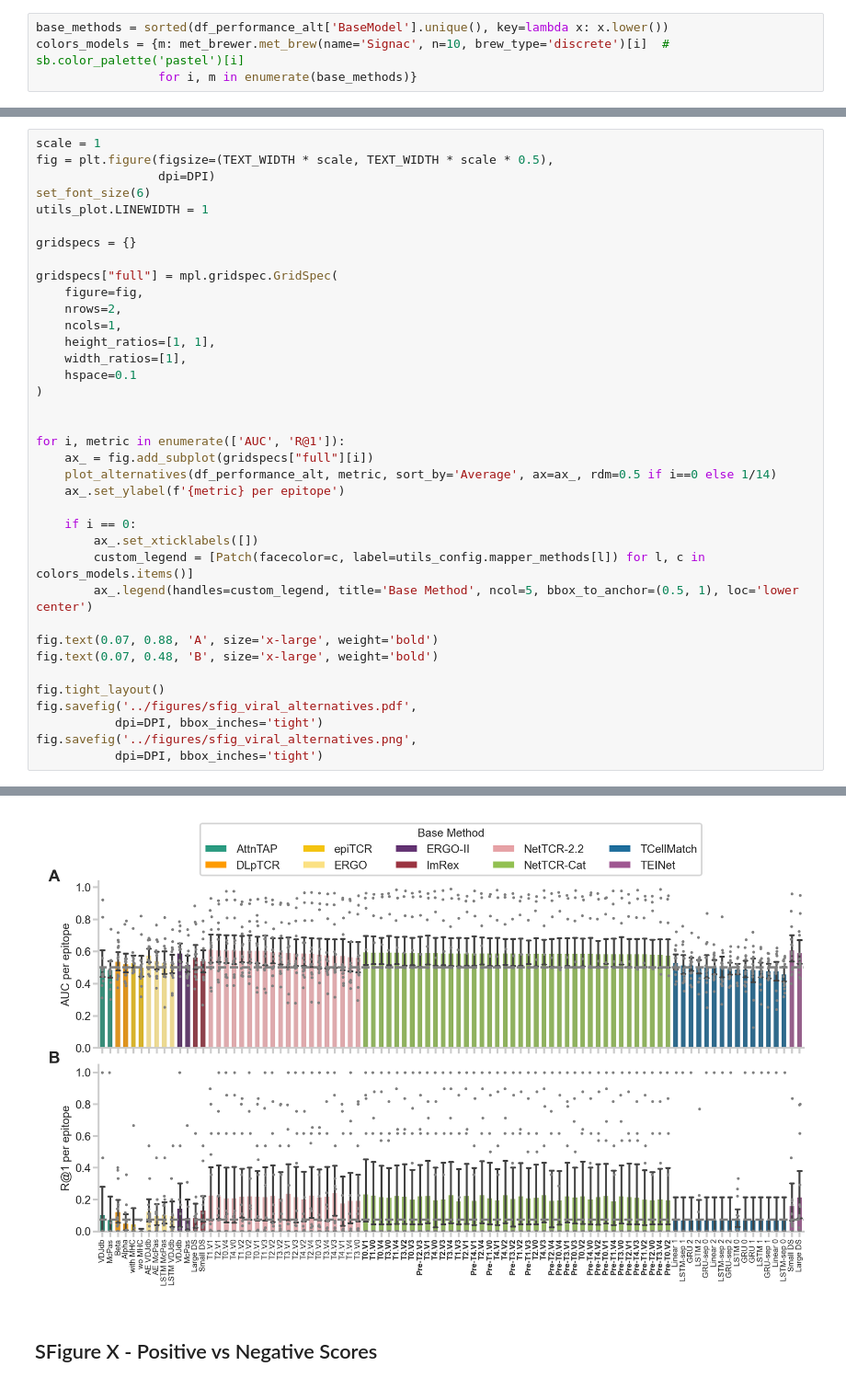
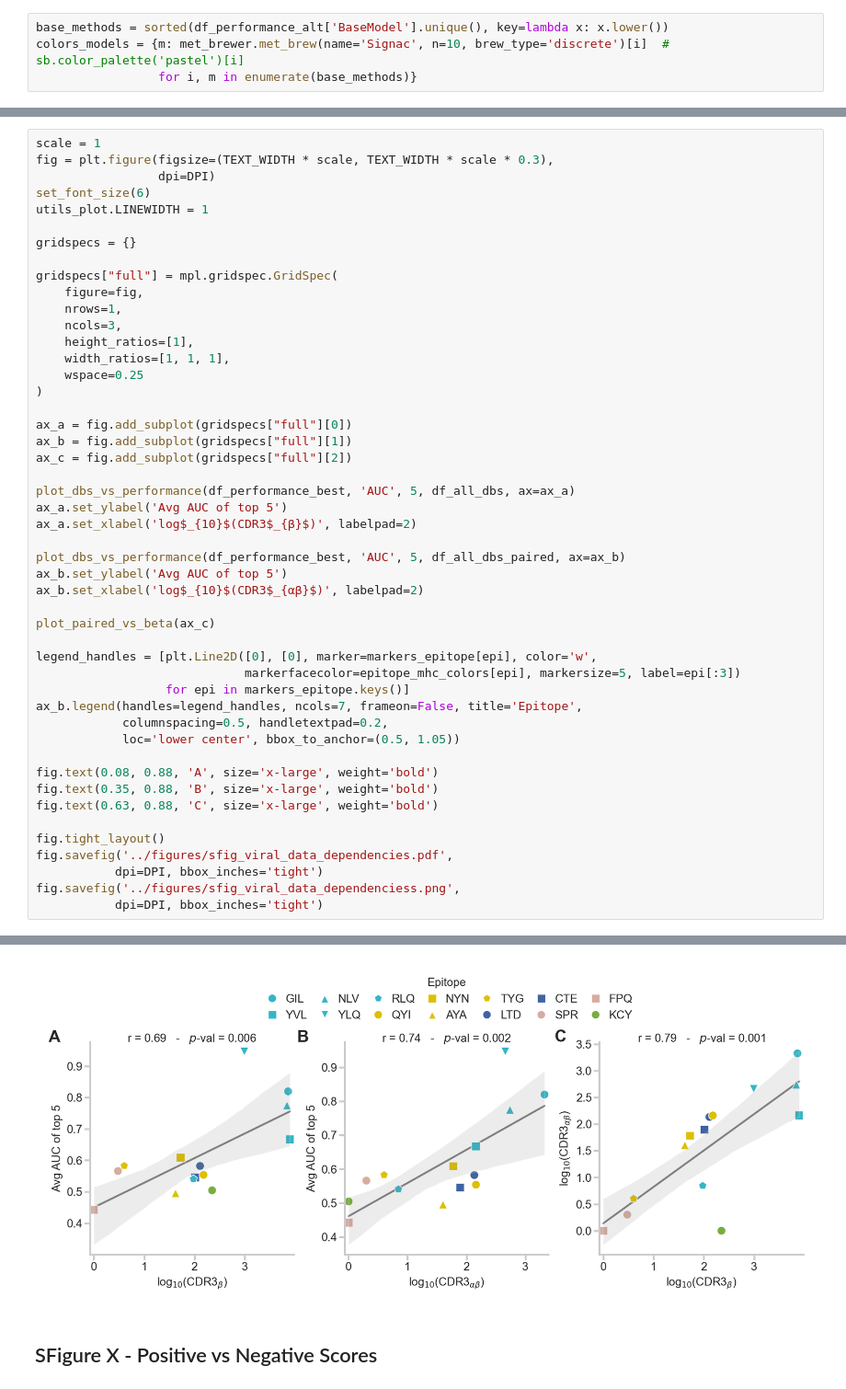
Before and after one commit to SchubertLab/benchmark_TCRprediction, a Jupyter notebook: manuscript/Figure_viral.ipynb, the cells around one changed output, grey strips where cells are left out. Shown at 92% size. Cells and saved outputs as stored; diff of their text form.

```diff
--- a/manuscript/Figure_viral.ipynb
+++ b/manuscript/Figure_viral.ipynb
@@ -1352,6 +1354,6 @@ The `errwidth` parameter is deprecated. And will be removed in v0.15.0. Pass `er
 # %%
 scale = 1
-fig = plt.figure(figsize=(TEXT_WIDTH * scale, TEXT_WIDTH * scale * 0.5),
+fig = plt.figure(figsize=(TEXT_WIDTH * scale, TEXT_WIDTH * scale * 0.3),
                  dpi=DPI)
 set_font_size(6)
 utils_plot.LINEWIDTH = 1
@@ -1360,30 +1362,41 @@ gridspecs = {}
 
 gridspecs["full"] = mpl.gridspec.GridSpec(
     figure=fig,
-    nrows=2,
-    ncols=1,
-    height_ratios=[1, 1],
-    width_ratios=[1],
-    hspace=0.1
+    nrows=1,
+    ncols=3,
+    height_ratios=[1],
+    width_ratios=[1, 1, 1],
+    wspace=0.25
 )
 
+ax_a = fig.add_subplot(gridspecs["full"][0])
+ax_b = fig.add_subplot(gridspecs["full"][1])
+ax_c = fig.add_subplot(gridspecs["full"][2])
 
-for i, metric in enumerate(['AUC', 'R@1']):
-    ax_ = fig.add_subplot(gridspecs["full"][i])
-    plot_alternatives(df_performance_alt, metric, sort_by='Average', ax=ax_, rdm=0.5 if i==0 else 1/14)
-    ax_.set_ylabel(f'{metric} per epitope')
+plot_dbs_vs_performance(df_performance_best, 'AUC', 5, df_all_dbs, ax=ax_a)
+ax_a.set_ylabel('Avg AUC of top 5')
+ax_a.set_xlabel('log$_{10}$(CDR3$_{β}$)', labelpad=2)
 
-    if i == 0:
-        ax_.set_xticklabels([])
-        custom_legend = [Patch(facecolor=c, label=utils_config.mapper_methods[l]) for l, c in colors_models.items()]
-        ax_.legend(handles=custom_legend, title='Base Method', ncol=5, bbox_to_anchor=(0.5, 1), loc='lower center')
+plot_dbs_vs_performance(df_performance_best, 'AUC', 5, df_all_dbs_paired, ax=ax_b)
+ax_b.set_ylabel('Avg AUC of top 5')
+ax_b.set_xlabel('log$_{10}$(CDR3$_{αβ}$)', labelpad=2)
 
-fig.text(0.07, 0.88, 'A', size='x-large', weight='bold')
-fig.text(0.07, 0.48, 'B', size='x-large', weight='bold')
+plot_paired_vs_beta(ax_c)
+
+legend_handles = [plt.Line2D([0], [0], marker=markers_epitope[epi], color='w',
+                             markerfacecolor=epitope_mhc_colors[epi], markersize=5, label=epi[:3])
+                  for epi in markers_epitope.keys()]
+ax_b.legend(handles=legend_handles, ncols=7, frameon=False, title='Epitope',
+            columnspacing=0.5, handletextpad=0.2,
+            loc='lower center', bbox_to_anchor=(0.5, 1.05))
+
+fig.text(0.08, 0.88, 'A', size='x-large', weight='bold')
+fig.text(0.35, 0.88, 'B', size='x-large', weight='bold')
+fig.text(0.63, 0.88, 'C', size='x-large', weight='bold')
 
 fig.tight_layout()
-fig.savefig('../figures/sfig_viral_alternatives.pdf',
+fig.savefig('../figures/sfig_viral_data_dependencies.pdf',
            dpi=DPI, bbox_inches='tight')
-fig.savefig('../figures/sfig_viral_alternatives.png',
+fig.savefig('../figures/sfig_viral_data_dependenciess.png',
            dpi=DPI, bbox_inches='tight')
 # %% [output]
@@ -1405,4 +1403,4 @@ The `errwidth` parameter is deprecated. And will be removed in v0.15.0. Pass `er
-[figure, old version]
+[figure, new version]
 # %% [markdown]
 ## SFigure X - Positive vs Negative Scores
 # %%
```
Also changed, not shown: parts of 15 cells of this notebook.
